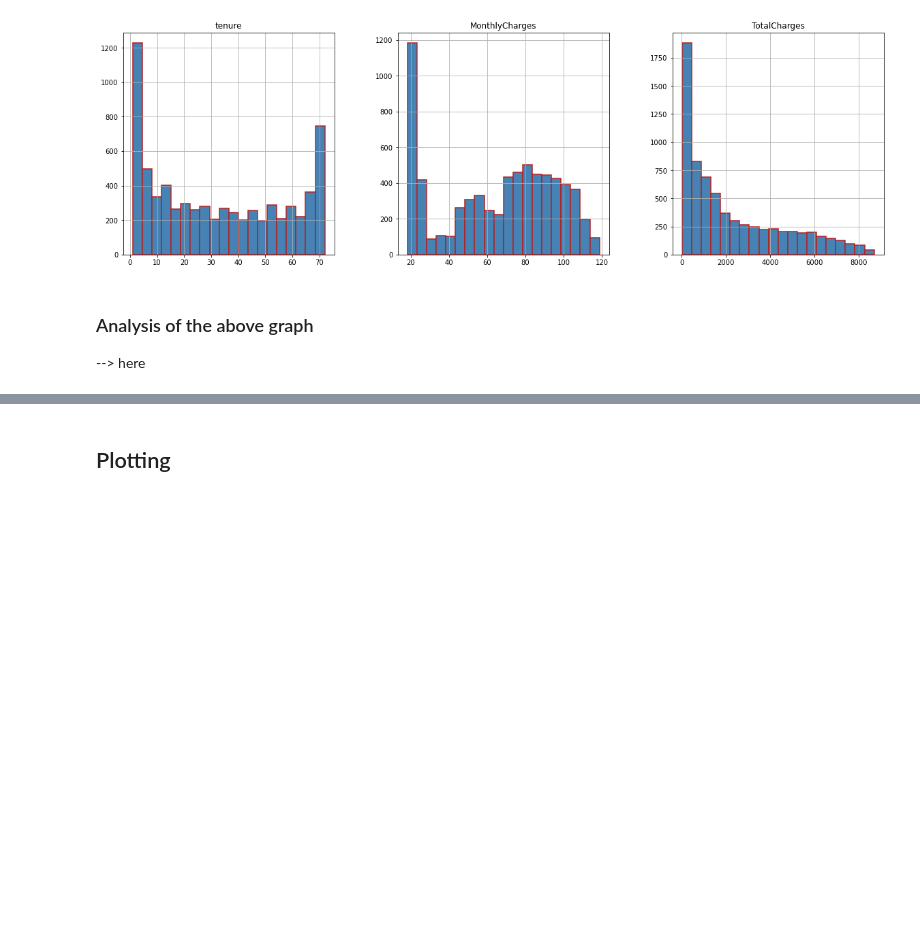
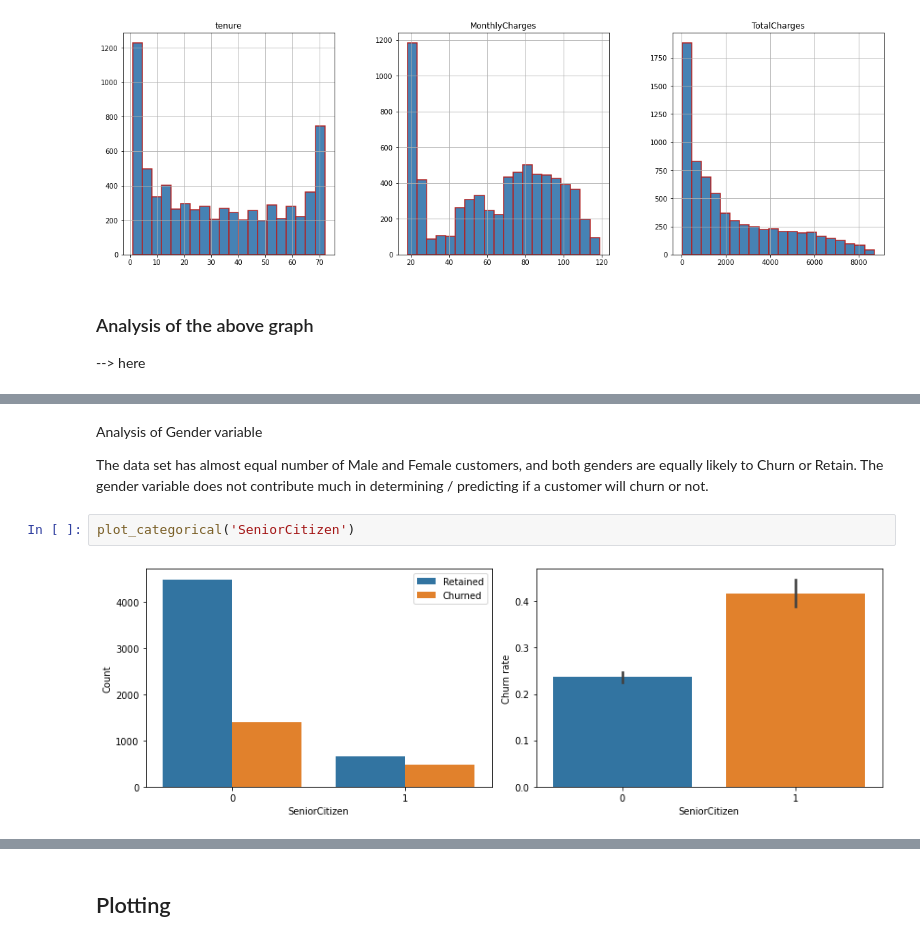
Before and after one commit to Shankar0x/CSE305_EnsembleChurnProject, a Jupyter notebook: main.ipynb, the cells around one changed output, grey strips where cells are left out. Drawn from its saved outputs; the diff is of its cells as text; blank space fills up the shorter version.

```diff
--- a/main.ipynb
+++ b/main.ipynb
@@ -203,0 +221,9 @@ There is no significant intercorrelation between our features, so we do not have
+# %% [markdown]
+Analysis of Gender variable
+
+The data set has almost equal number of Male and Female customers, and both genders are equally likely to Churn or Retain.
+The gender variable does not contribute much in determining / predicting if a customer will churn or not.
+# %%
+plot_categorical('SeniorCitizen')
+# %% [output]
+[figure, added]
```
Also changed, not shown: parts of 55 cells of this notebook.
